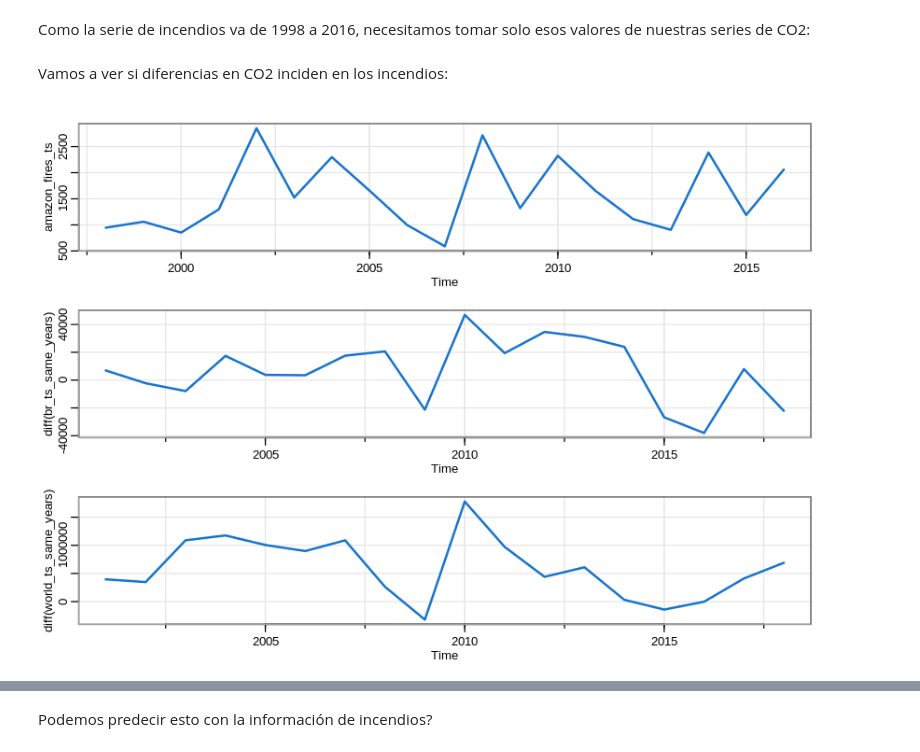
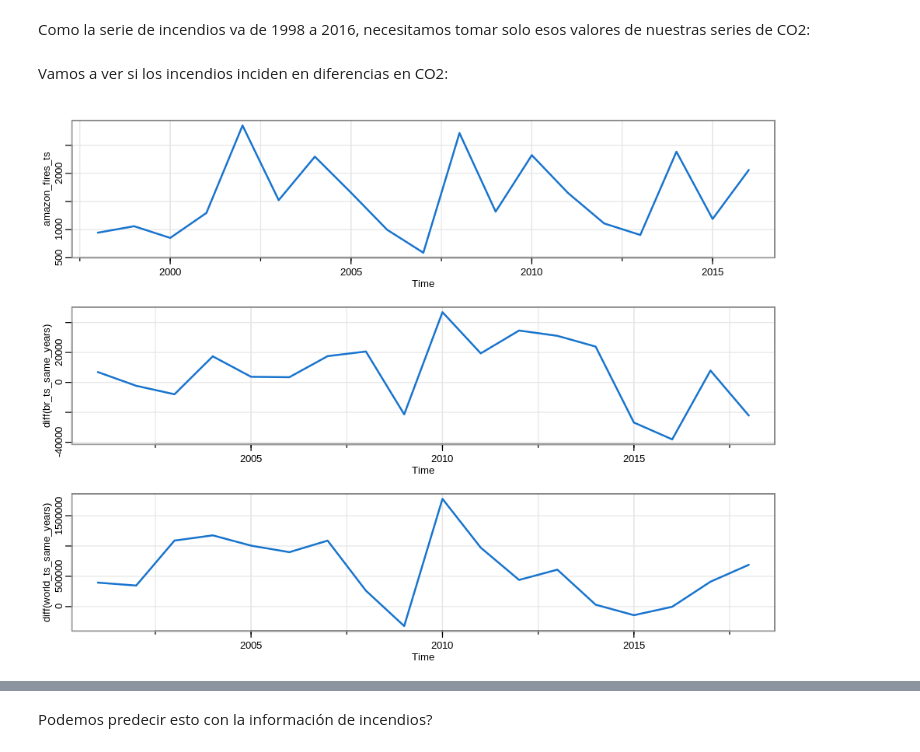
Before and after one commit to SeriesTemporales2021/obligatorio-apst-diaz_mattos_mendez, a Jupyter notebook: Obligatorio de Analisis Predictivo de Series Temporales.ipynb, the cells around one changed output, grey strips where cells are left out. Cells and saved outputs as stored; diff of their text form; code cells hidden in the pictures.

```diff
--- a/Obligatorio de Analisis Predictivo de Series Temporales.ipynb
+++ b/Obligatorio de Analisis Predictivo de Series Temporales.ipynb
@@ -1011,15 +1032,16 @@ Como la serie de incendios va de 1998 a 2016, necesitamos tomar solo esos valore
 br_ts_same_years = tail(full_br_ts, 19)
 world_ts_same_years = tail(full_world_ts, 19)
 # %% [markdown]
-Vamos a ver si diferencias en CO2 inciden en los incendios:
+Vamos a ver si los incendios inciden en diferencias en CO2:
 # %%
+options(repr.plot.width=8, repr.plot.height=6)
 par(mfrow=c(3,1))
 
 tsplot(amazon_fires_ts, lw = 2, c = 4)
 tsplot(diff(br_ts_same_years), lw = 2, c = 4)
 tsplot(diff(world_ts_same_years), lw = 2, c = 4)
 # %% [output]
-[figure, old version]
+[figure, new version]
 # %%
 par(mfrow=c(2,1))
 
```
Also changed, not shown: parts of 27 cells of this notebook, 2 other files.
